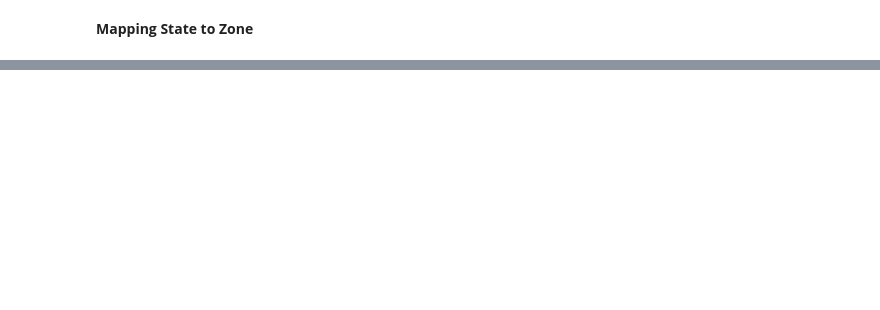
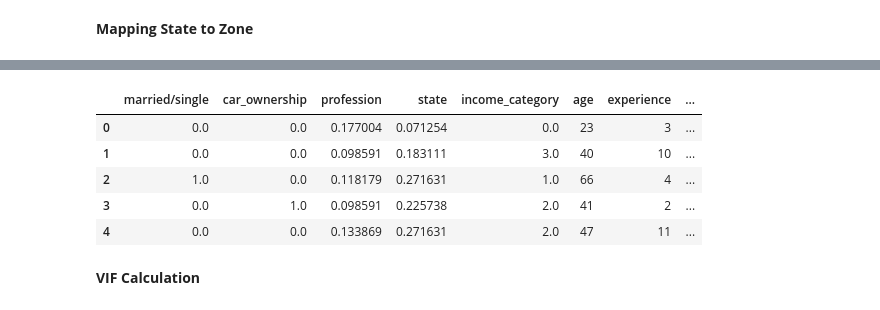
Before and after one commit to mfathul21/loan-prediction, a Jupyter notebook: Loan_Prediction_Based_on_Customers_Behaviour.ipynb, the cells around one changed output, grey strips where cells are left out. Cells and saved outputs as stored; diff of their text form; code cells hidden in the pictures; blank space fills up the shorter version.

```diff
--- a/Loan_Prediction_Based_on_Customers_Behaviour.ipynb
+++ b/Loan_Prediction_Based_on_Customers_Behaviour.ipynb
@@ -727,0 +932,29 @@ df
+# %%
+df_new.loc[:, 'married/single'] = df_new.loc[:, 'married/single'].map({'married':1, 'single':0})
+df_new.loc[:, 'car_ownership'] = df_new.loc[:, 'car_ownership'].map({'yes':1, 'no':0})
+df_new.loc[:, 'income_category'] = df_new.loc[:, 'income_category'].map({'low':0, 'medium':1, 'high':2, 'very high':3})
+# %%
+frequency_profession = df_new['profession'].value_counts().to_dict()
+frequency_state = df_new['state'].value_counts().to_dict()
+
+df_new.loc[:, 'profession'] = df_new['profession'].map(frequency_profession) / len(df_new)
+df_new.loc[:, 'state'] = df_new['state'].map(frequency_state) / len(df_new)
+# %%
+df_new = pd.get_dummies(df_new, columns=['house_ownership'], drop_first=True)
+# %%
+cat_col = ['married/single', 'car_ownership',
+           'income_category', 'profession',
+           'state', 'house_ownership_owned',
+           'house_ownership_rented']
+
+df_new[cat_col] = df_new[cat_col].astype(float)
+df_new.head()
+# %% [output]
+|  | married/single | car_ownership | profession | state | income_category | age | experience | ... |
+| 0 | 0.0 | 0.0 | 0.177004 | 0.071254 | 0.0 | 23 | 3 | ... |
+| 1 | 0.0 | 0.0 | 0.098591 | 0.183111 | 3.0 | 40 | 10 | ... |
+| 2 | 1.0 | 0.0 | 0.118179 | 0.271631 | 1.0 | 66 | 4 | ... |
+| 3 | 0.0 | 1.0 | 0.098591 | 0.225738 | 2.0 | 41 | 2 | ... |
+| 4 | 0.0 | 0.0 | 0.133869 | 0.271631 | 2.0 | 47 | 11 | ... |
+# %% [markdown]
+**VIF Calculation**
```
Also changed, not shown: parts of 49 cells of this notebook.
